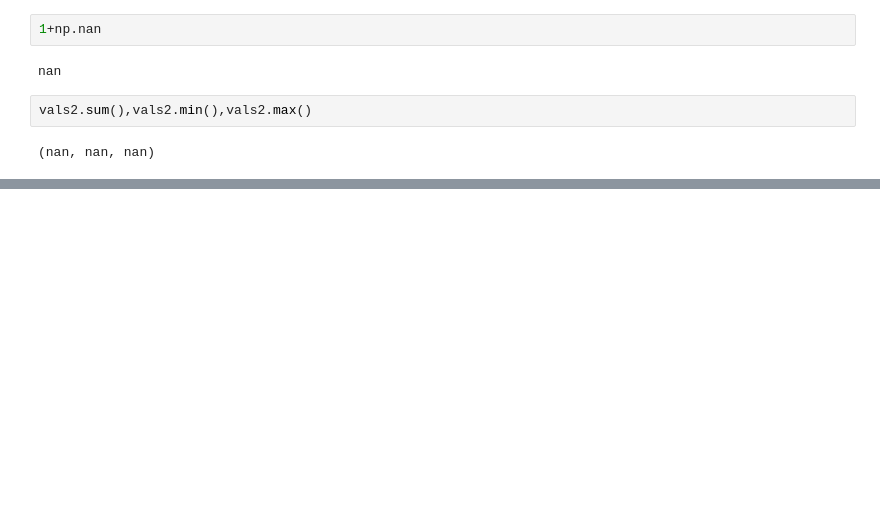
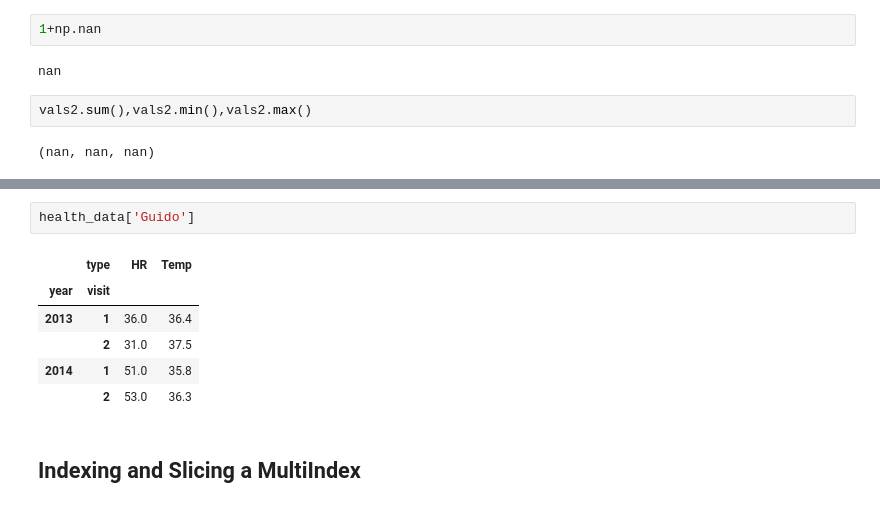
Before and after one commit to yoyo198124/AITrade, a Jupyter notebook: PythonDataScienceHandBook/02pandas/Untitled.ipynb, the cells around one changed output, grey strips where cells are left out. Drawn from its saved outputs; the diff is of its cells as text; blank space fills up the shorter version.

```diff
--- a/PythonDataScienceHandBook/02pandas/Untitled.ipynb
+++ b/PythonDataScienceHandBook/02pandas/Untitled.ipynb
@@ -748,0 +1122,11 @@ vals2.sum(),vals2.min(),vals2.max()
+# %%
+health_data['Guido']
+# %% [output]
+|  | type | HR | Temp |
+| year | visit |  |  |
+| 2013 | 1 | 36.0 | 36.4 |
+|  | 2 | 31.0 | 37.5 |
+| 2014 | 1 | 51.0 | 35.8 |
+|  | 2 | 53.0 | 36.3 |
+# %% [markdown]
+## Indexing and Slicing a MultiIndex
```
Also changed, not shown: parts of 59 cells of this notebook.
